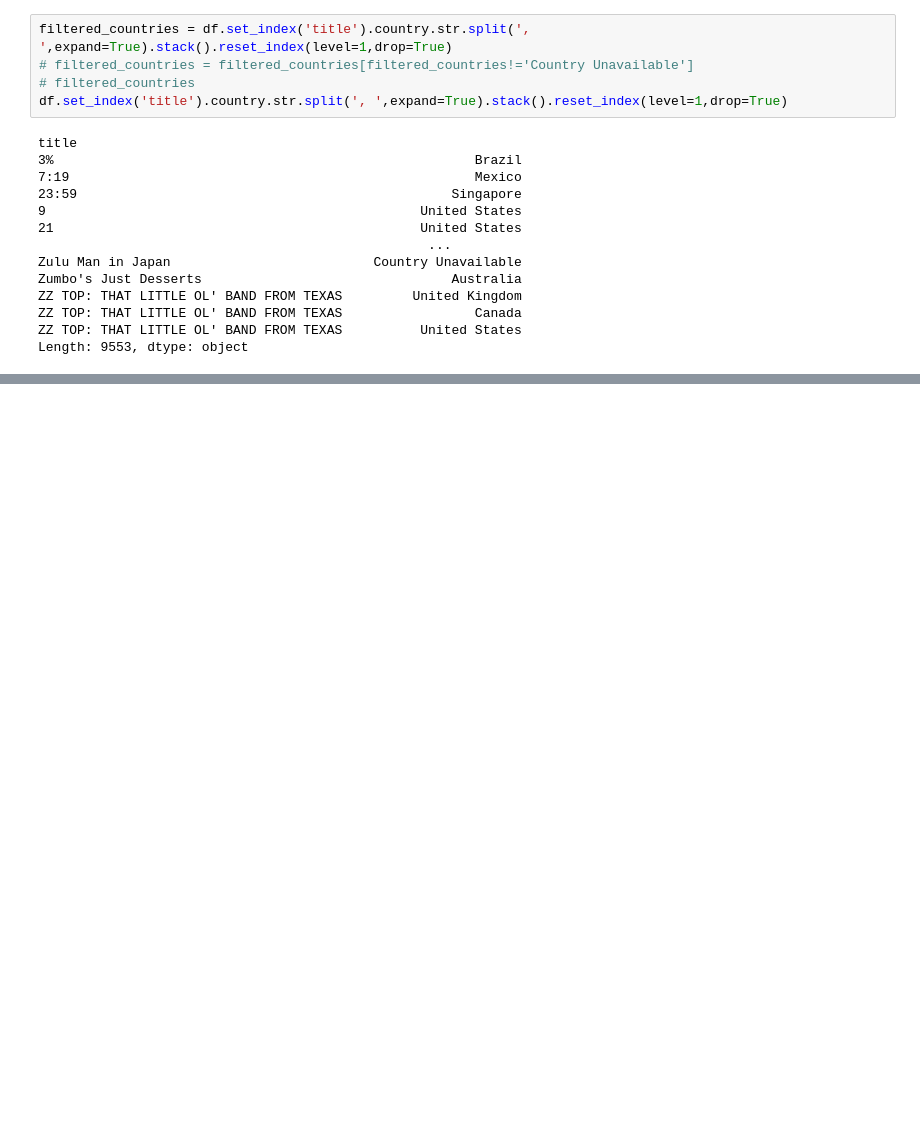
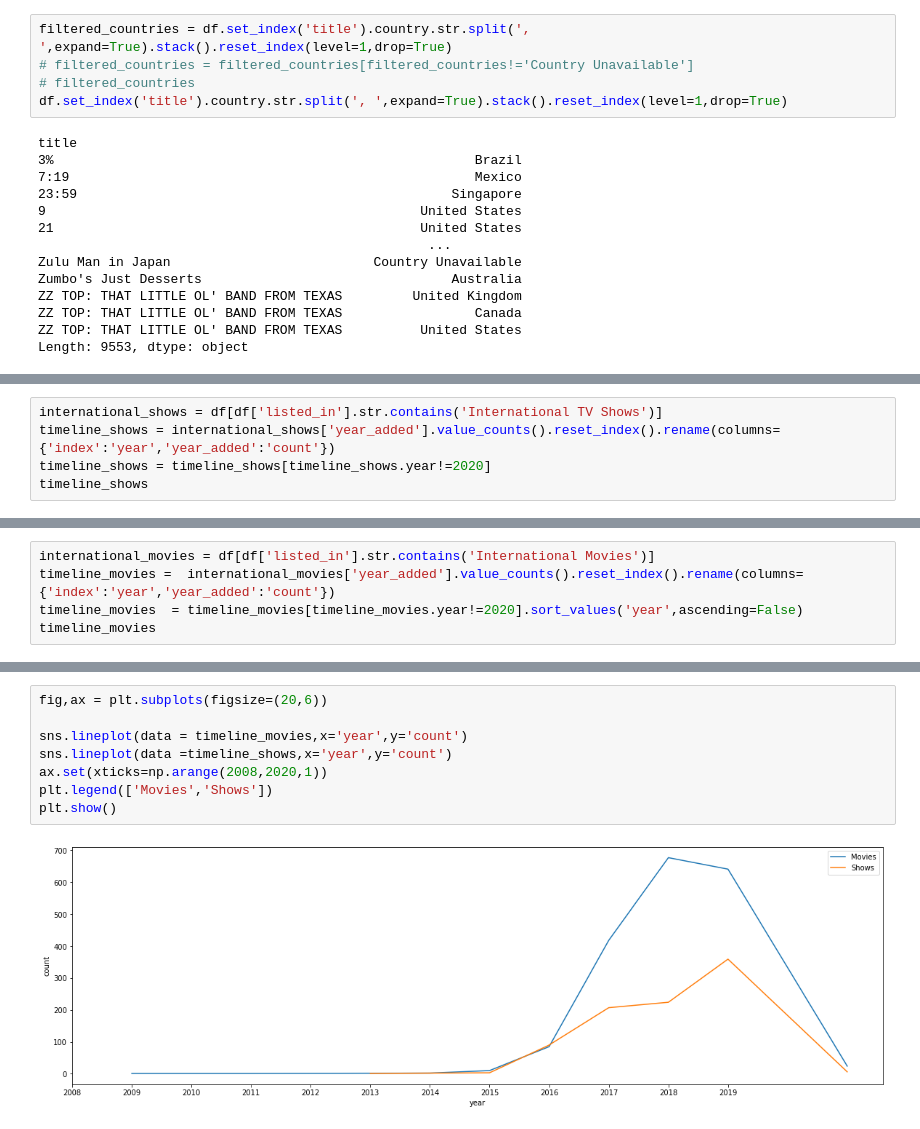
Before and after one commit to Mihaly-Mocskos/data-analysis, a Jupyter notebook: Netflix-Movies-data_analysis-kaggle/data-analysis.ipynb, the cells around one changed output, grey strips where cells are left out. Drawn from its saved outputs; the diff is of its cells as text; blank space fills up the shorter version.

```diff
--- a/Netflix-Movies-data_analysis-kaggle/data-analysis.ipynb
+++ b/Netflix-Movies-data_analysis-kaggle/data-analysis.ipynb
@@ -427,0 +473,5 @@ Index(['International Movies', 'Dramas', 'Comedies', 'International TV Shows',
+# %%
+international_shows = df[df['listed_in'].str.contains('International TV Shows')]
+timeline_shows = international_shows['year_added'].value_counts().reset_index().rename(columns={'index':'year','year_added':'count'})
+timeline_shows = timeline_shows[timeline_shows.year!=2020]
+timeline_shows
@@ -427,0 +487,5 @@ Index(['International Movies', 'Dramas', 'Comedies', 'International TV Shows',
+# %%
+international_movies = df[df['listed_in'].str.contains('International Movies')]
+timeline_movies =  international_movies['year_added'].value_counts().reset_index().rename(columns={'index':'year','year_added':'count'})
+timeline_movies  = timeline_movies[timeline_movies.year!=2020].sort_values('year',ascending=False)
+timeline_movies
@@ -427,0 +503,10 @@ Index(['International Movies', 'Dramas', 'Comedies', 'International TV Shows',
+# %%
+fig,ax = plt.subplots(figsize=(20,6))
+
+sns.lineplot(data = timeline_movies,x='year',y='count')
+sns.lineplot(data =timeline_shows,x='year',y='count')
+ax.set(xticks=np.arange(2008,2020,1))
+plt.legend(['Movies','Shows'])
+plt.show()
+# %% [output]
+[figure, added]
```
Also changed, not shown: parts of 13 cells of this notebook.
